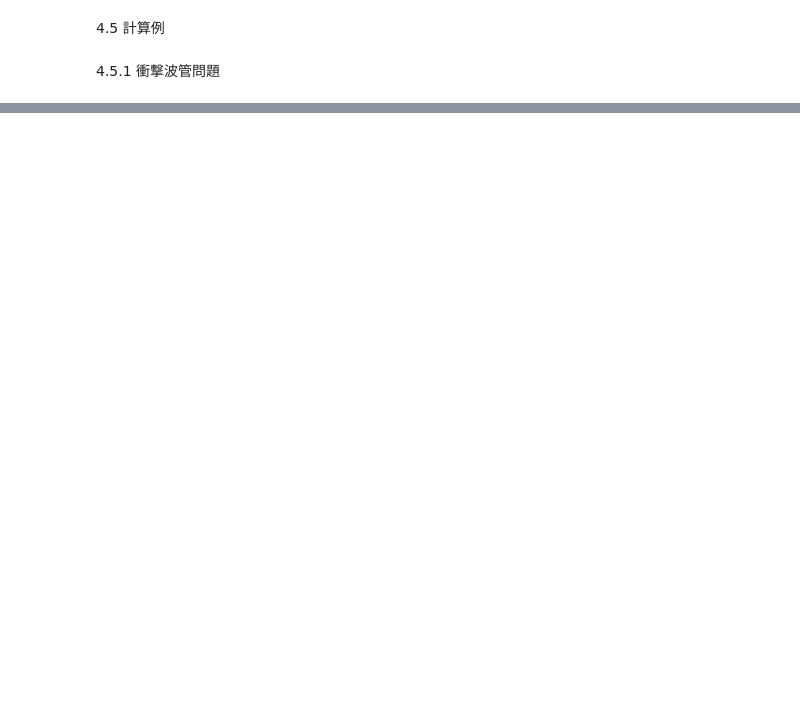
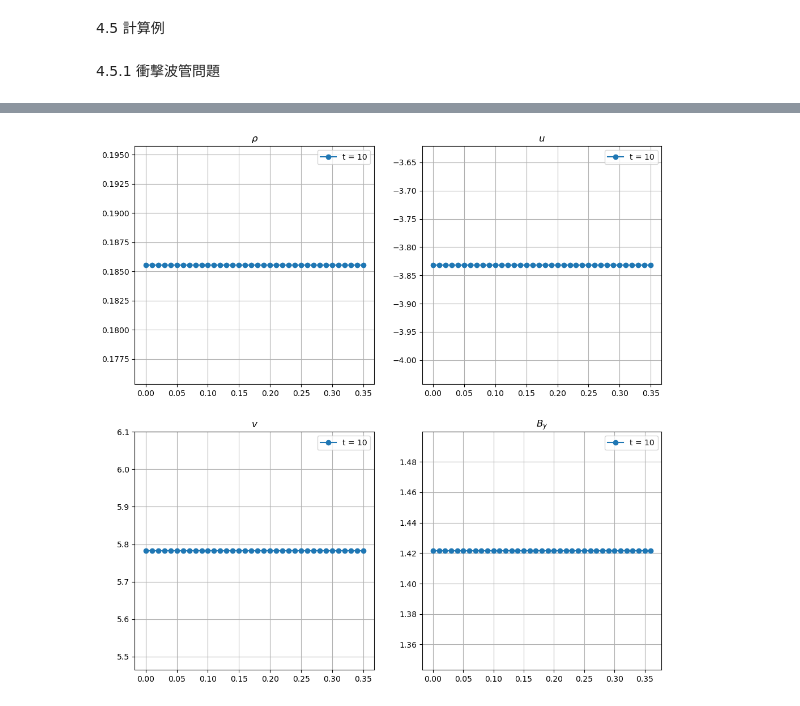
Before and after one commit to Keita-A/RadiativeMHD-simulation, a Jupyter notebook: chap4.ipynb, the cells around one changed output, grey strips where cells are left out. Saved outputs shown, nothing was run; the diff lists cells and outputs as text; code cells hidden in the pictures; blank space fills up the shorter version.

```diff
--- a/chap4.ipynb
+++ b/chap4.ipynb
@@ -31,6 +43,6 @@ def get_U_parameters_2(rho1_L, rho1_R, u1_L, u1_R, v1_L, v1_R, w1_L, w1_R, Bx1_L
 # %%
-dx = 0.001
-dt = 0.0005
+dx = 0.01
+dt = 0.0002
 x = np.arange(0.0, 1.0, dx)
 nmax = len(x)
 
@@ -56,5 +68,10 @@ U[x >= 0.5, 4:7] = B_R_init
 U[x < 0.5, 7] = p_L_init/(gamma-1) + rho_L_init * np.linalg.norm(velocity_L_init)**2/2 + np.linalg.norm(B_L_init)**2/2
 U[x >= 0.5, 7] = p_R_init/(gamma-1) + rho_R_init * np.linalg.norm(velocity_R_init)**2/2 + np.linalg.norm(B_R_init)**2/2
 
-F = np.zeros(U.shape)
+F_L = np.zeros(U.shape)
+F1_L = np.zeros(U.shape)
+F2_L = np.zeros(U.shape)
+F_R = np.zeros(U.shape)
+F1_R = np.zeros(U.shape)
+F2_R = np.zeros(U.shape)
 # %%
@@ -110,0 +145,36 @@ TypeError: minimum() takes from 2 to 3 positional arguments but 0 were given
+# %%
+fig = plt.figure(figsize=(12, 12))
+ax1 = fig.add_subplot(221)
+ax2 = fig.add_subplot(222)
+ax3 = fig.add_subplot(223)
+ax4 = fig.add_subplot(224)
+
+rho = U[:, 0]
+u = U[:, 1] / rho
+v = U[:, 2] / rho
+w = U[:, 3] / rho
+Bx = U[:, 4]
+By = U[:, 5]
+Bz = U[:, 6]
+e = U[:, 7]
+
+ax1.plot(x, rho, marker='o', label=f't = {t}')
+ax2.plot(x, u, marker='o', label=f't = {t}')
+ax3.plot(x, v, marker='o', label=f't = {t}')
+ax4.plot(x, By, marker='o', label=f't = {t}')
+
+ax1.set_title(r"$\rho$")
+ax2.set_title(r"$u$")
+ax3.set_title(r"$v$")
+ax4.set_title(r"$B_y$")
+ax1.grid()
+ax2.grid()
+ax3.grid()
+ax4.grid()
+ax1.legend(loc='upper right')
+ax2.legend(loc='upper right')
+ax3.legend(loc='upper right')
+ax4.legend(loc='upper right')
+plt.show()
+# %% [output]
+[figure, added]
```
Also changed, not shown: parts of 2 cells of this notebook.
